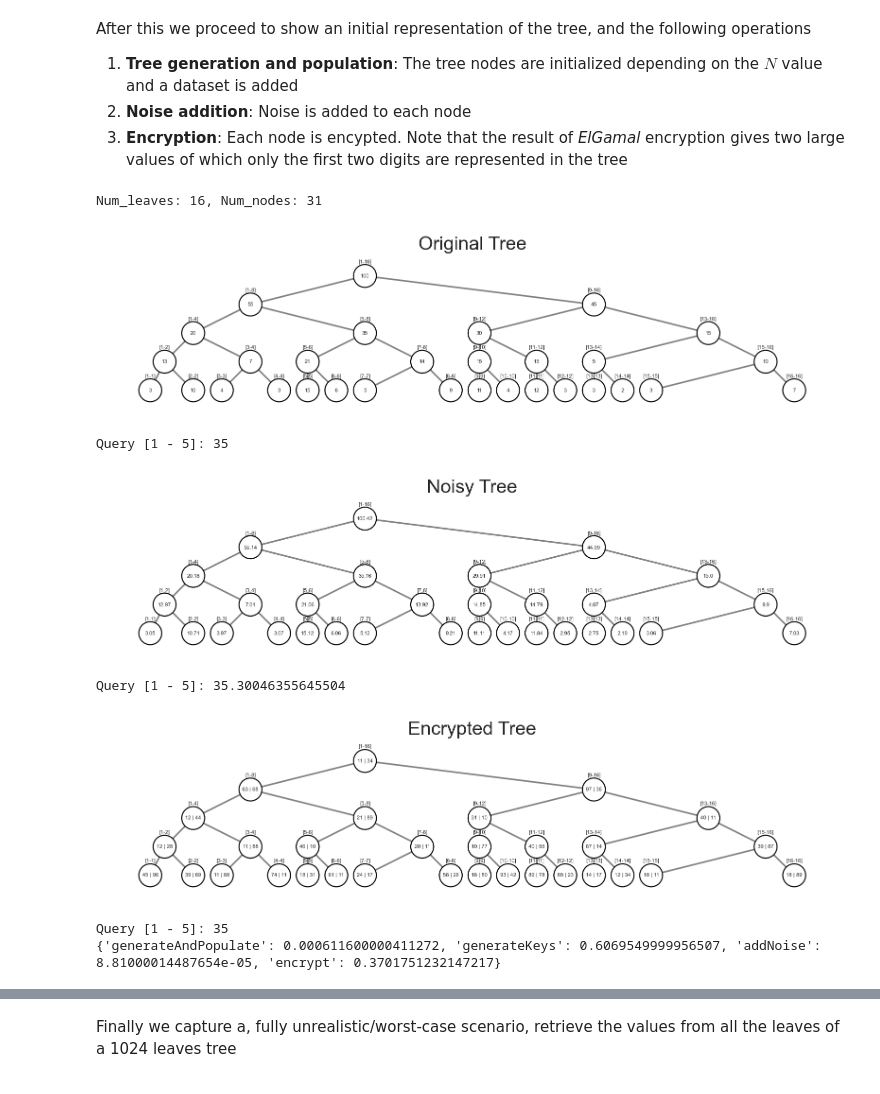
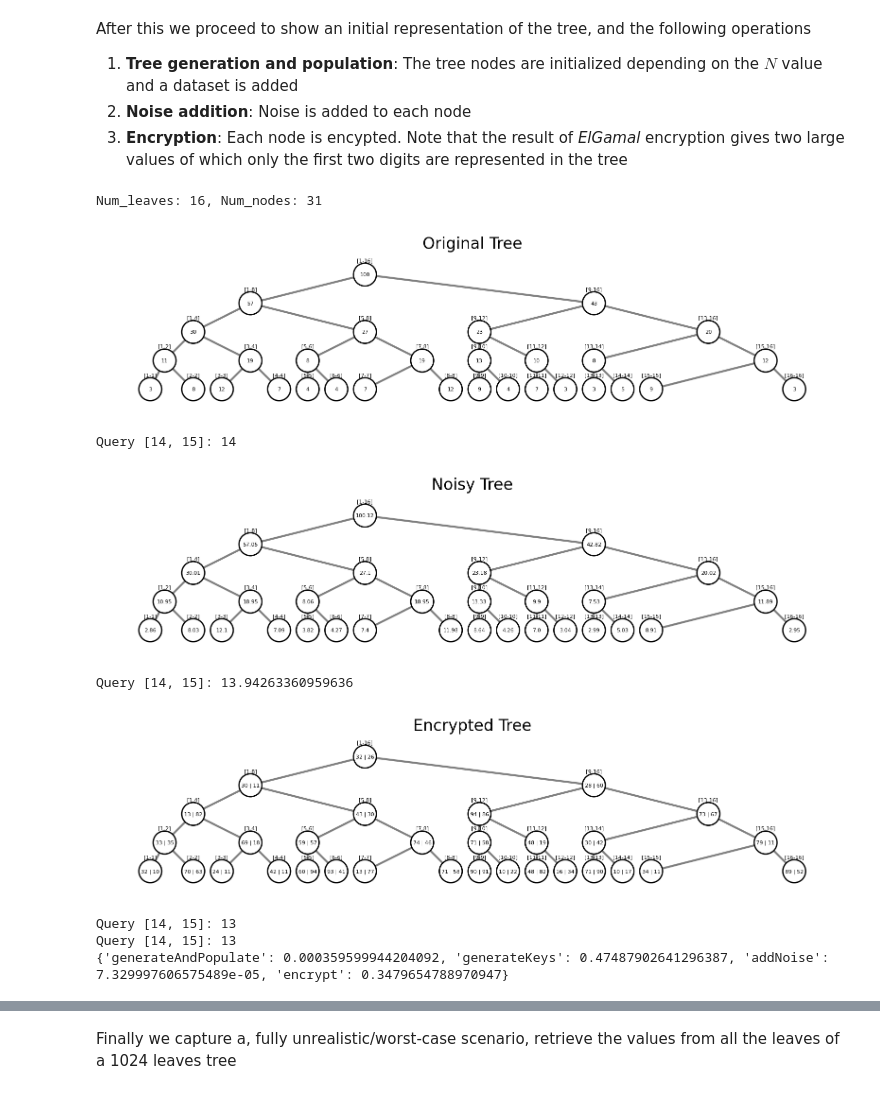
Before and after one commit to eaTaki/Coursework_SecProt, a Jupyter notebook: Coursework2/cw2.ipynb, the cells around one changed output, grey strips where cells are left out. Cells and saved outputs as stored; diff of their text form; code cells hidden in the pictures.

```diff
--- a/Coursework2/cw2.ipynb
+++ b/Coursework2/cw2.ipynb
@@ -33,41 +33,46 @@ After this we proceed to show an initial representation of the tree, and the fol
 # %%
 import random
 import math
 import numpy as np
 from mife import MIFE, ElGamal
-from util import *
+from utils import *
 from plm import PLM_H
 from entities import BinaryRangeTree, Curator
 import matplotlib as mpl
 
 mpl.rcParams['figure.dpi'] = 200
 mpl.rcParams['figure.dpi'] = 200
 
 
 N = 4
 DATASET_SIZE = 100
 
 print(f"Num_leaves: {2**N}, Num_nodes: {2**(N+1)-1}")
 
 x = np.random.randint(1, 2**N+1, DATASET_SIZE)
 C = Curator(N, x, G=G, P=P)
+query = random.randint(1, 2**N-1)
+query = [query, random.randint(query+1, 2**N)]
 plot_tree(C.T, "Original Tree")
-print(f"Query [1 - 5]: {C.T.query_interval([1, 5])}")
+print(f"Query {query}: {C.read(query)}")
 C.add_noise(10)
 plot_tree(C.T, "Noisy Tree")
-print(f"Query [1 - 5]: {C.T.query_interval([1, 5])}")
+print(f"Query {query}: {C.read(query)}")
 C.encrypt()
 plot_tree(C.T, "Encrypted Tree")
-print(f"Query [1 - 5]: {C.T.query_interval([1, 5])}")
+print(f"Query {query}: {C.read(query)}")
+print(f"Query {query}: {C.read(query, f_key=True)}")
 print(C.times)
+# print(C.mife.dec_l1(C.T.get_values()))
 # %% [output]
 Num_leaves: 16, Num_nodes: 31
-[figure, old version]
+[figure, new version]
-Query [1 - 5]: 35
+Query [14, 15]: 14
-[figure, old version]
+[figure, new version]
-Query [1 - 5]: 35.30046355645504
+Query [14, 15]: 13.94263360959636
-[figure, old version]
+[figure, new version]
-Query [1 - 5]: 35
-{'generateAndPopulate': 0.000611600000411272, 'generateKeys': 0.6069549999956507, 'addNoise': 8.81000014487654e-05, 'encrypt': 0.3701751232147217}
+Query [14, 15]: 13
+Query [14, 15]: 13
+{'generateAndPopulate': 0.000359599944204092, 'generateKeys': 0.47487902641296387, 'addNoise': 7.329997606575489e-05, 'encrypt': 0.3479654788970947}
 # %%
 import pandas as pd
```
Also changed, not shown: parts of 7 cells of this notebook, 11 other files.
